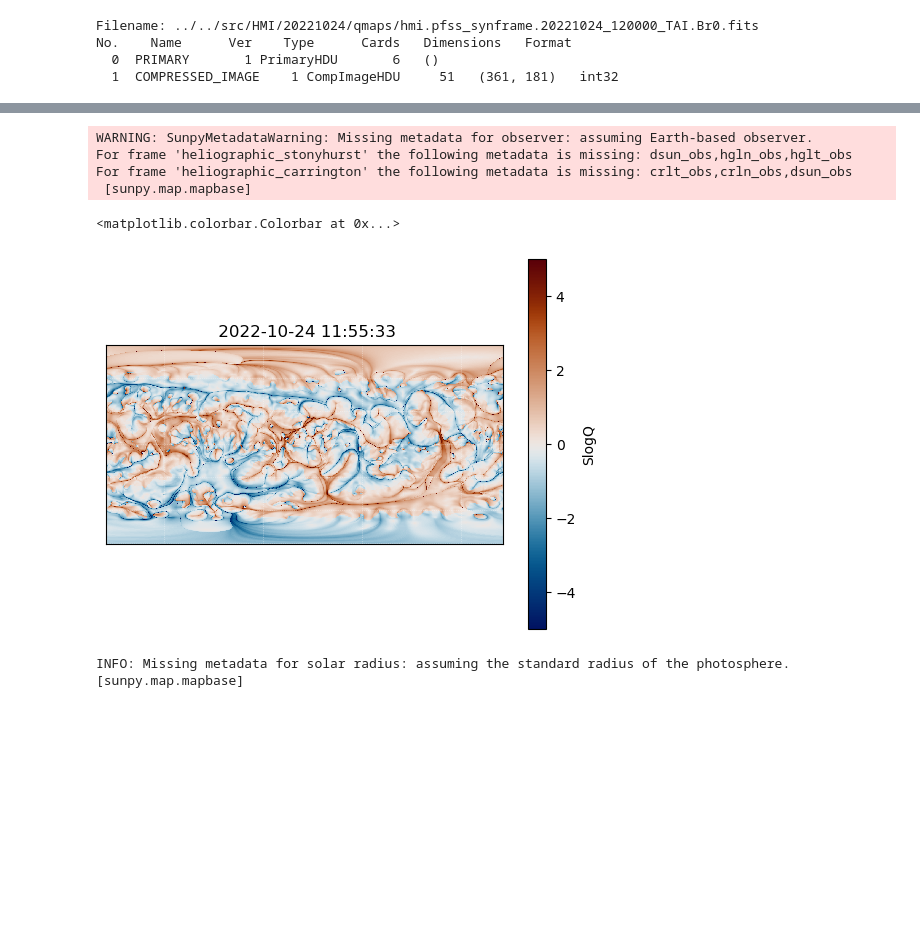
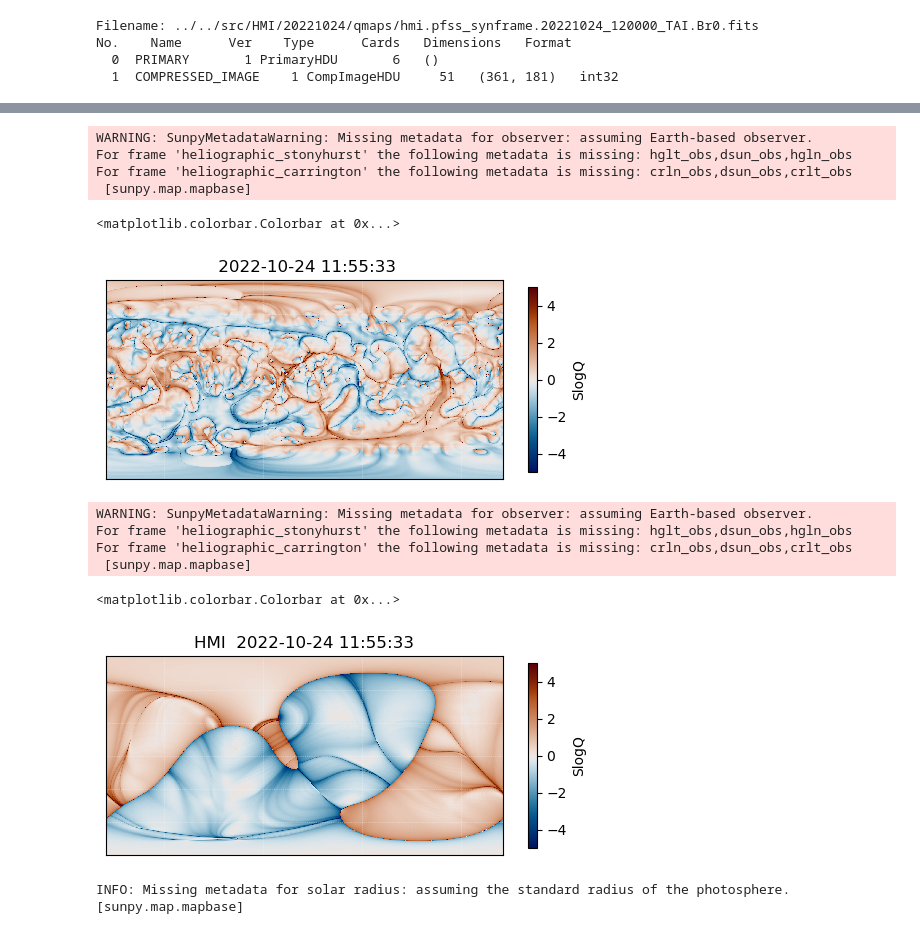
Before and after one commit to yjzhu-solar/EIS_DKIST_SolO, a Jupyter notebook: ipynb/hmi/hmi_eui_qmap.ipynb, the cells around one changed output, grey strips where cells are left out. Cells and saved outputs as stored; diff of their text form; code cells hidden in the pictures; blank space fills up the shorter version.

Commit message:
add coalignment for 1020 and a new ISSI proposal reverse-engineered plot

```diff
--- a/ipynb/hmi/hmi_eui_qmap.ipynb
+++ b/ipynb/hmi/hmi_eui_qmap.ipynb
@@ -191,13 +175,23 @@ MetaDict([('wcsaxes': '2')
 # %%
 hmi_1024_qmap_r1_00_map.plot(norm=ImageNormalize(vmin=-5,vmax=5),cmap=cmcm.vik)
-plt.colorbar(label="SlogQ")
+plt.colorbar(label="SlogQ",shrink=0.5)
 # %% [output]
 WARNING: SunpyMetadataWarning: Missing metadata for observer: assuming Earth-based observer.
-For frame 'heliographic_stonyhurst' the following metadata is missing: dsun_obs,hgln_obs,hglt_obs
-For frame 'heliographic_carrington' the following metadata is missing: crlt_obs,crln_obs,dsun_obs
+For frame 'heliographic_stonyhurst' the following metadata is missing: hglt_obs,dsun_obs,hgln_obs
+For frame 'heliographic_carrington' the following metadata is missing: crln_obs,dsun_obs,crlt_obs
  [sunpy.map.mapbase]
 <matplotlib.colorbar.Colorbar at 0x...>
-[figure, old version]
+[figure, new version]
+# %%
+hmi_1024_qmap_r2_50_map.plot(norm=ImageNormalize(vmin=-5,vmax=5),cmap=cmcm.vik)
+plt.colorbar(label="SlogQ",shrink=0.5)
+# %% [output]
+WARNING: SunpyMetadataWarning: Missing metadata for observer: assuming Earth-based observer.
+For frame 'heliographic_stonyhurst' the following metadata is missing: hglt_obs,dsun_obs,hgln_obs
+For frame 'heliographic_carrington' the following metadata is missing: crln_obs,dsun_obs,crlt_obs
+ [sunpy.map.mapbase]
+<matplotlib.colorbar.Colorbar at 0x...>
+[figure, added]
 # %%
 hmi_synoptic_map = sunpy.map.Map("../../src/HMI/CR2263/hmi.Synoptic_Mr_720s.2263.synopMr.fits")
 # %%
```
Also changed, not shown: parts of 2 cells of this notebook, 1 other file.
